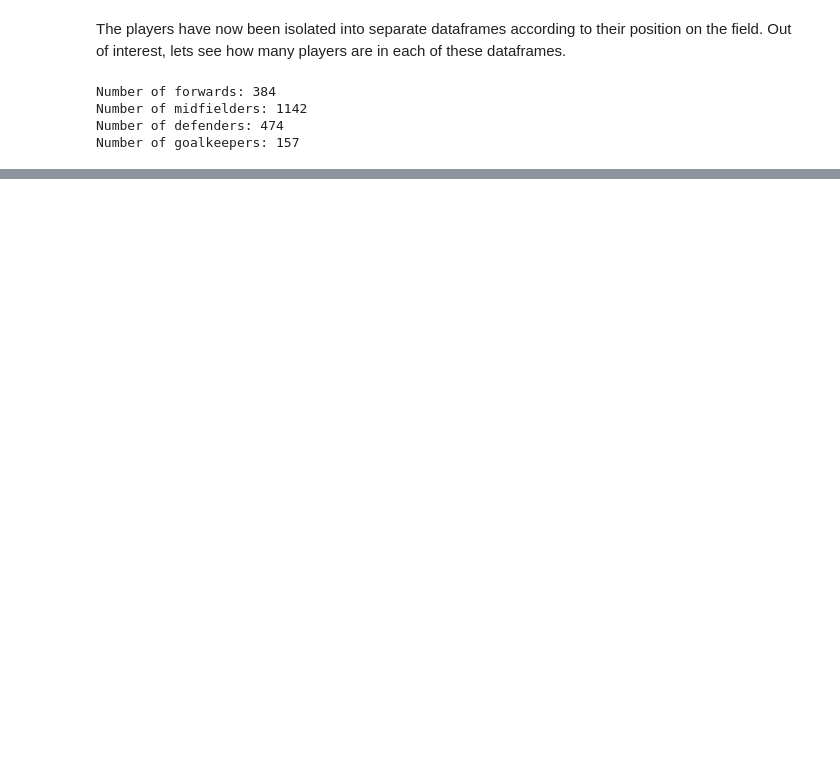
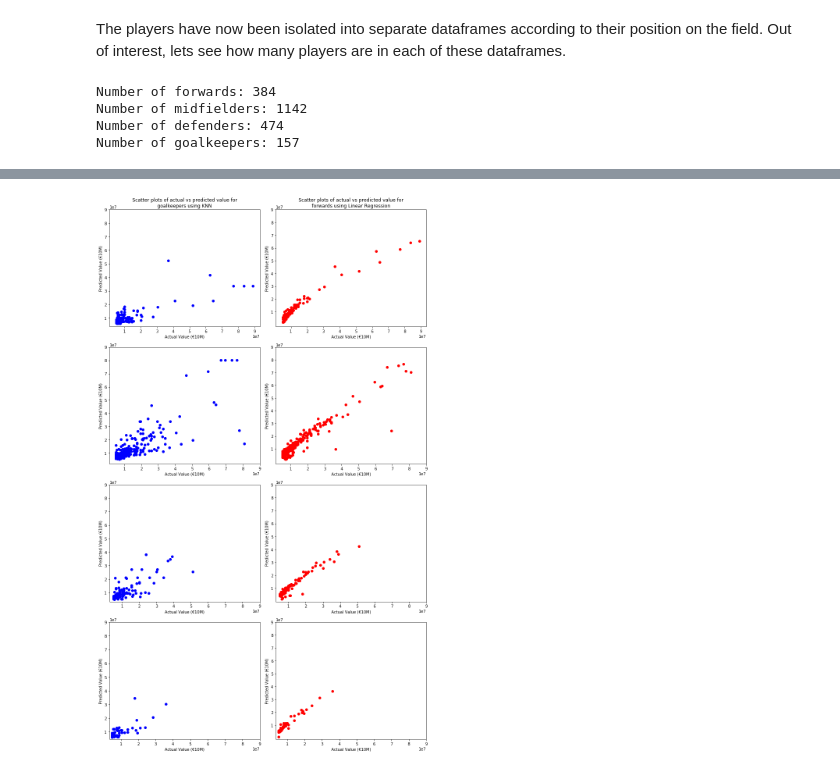
Before and after one commit to NeilMackenzie39/Predicting-FIFA-19-Player-Values-using-KNN, a Jupyter notebook: FIFA 19 - Player Price Predictions.ipynb, the cells around one changed output, grey strips where cells are left out. Cells and saved outputs as stored; diff of their text form; code cells hidden in the pictures; blank space fills up the shorter version.

```diff
--- a/FIFA 19 - Player Price Predictions.ipynb
+++ b/FIFA 19 - Player Price Predictions.ipynb
@@ -847,0 +644,12 @@ With better knowledge about the implementation of KNN, I now intend to build a m
+# %%
+fwd_y = forwards['Value']
+fwd_x = forwards.drop('Value', axis = 1)
+
+mid_y = midfielders['Value']
+mid_x = midfielders.drop('Value', axis = 1)
+
+def_y = defenders['Value']
+def_x = defenders.drop('Value', axis = 1)
+
+gk_y = goalkeepers['Value']
+gk_x = goalkeepers.drop('Value', axis = 1)
@@ -847,0 +659,7 @@ With better knowledge about the implementation of KNN, I now intend to build a m
+# %%
+#Split dataset into train and test_and_validate sets for each position
+
+fwd_x_train, fwd_x_test, fwd_y_train, fwd_y_test = train_test_split(fwd_x, fwd_y, test_size = 0.3, random_state = 1)
+mid_x_train, mid_x_test, mid_y_train, mid_y_test = train_test_split(mid_x, mid_y, test_size = 0.3, random_state = 1)
+def_x_train, def_x_test, def_y_train, def_y_test = train_test_split(def_x, def_y, test_size = 0.3, random_state = 1)
+gk_x_train, gk_x_test, gk_y_train, gk_y_test = train_test_split(gk_x, gk_y, test_size = 0.3, random_state = 1)
@@ -847,0 +840,40 @@ With better knowledge about the implementation of KNN, I now intend to build a m
+# %%
+#Create figure with 2 columns and 4 rows
+#Results of KNN will be plotted in left column and LR results will be plotted in right column
+fig, ax = plt.subplots(4,2,figsize = (12,20))
+
+
+
+import matplotlib.ticker as ticker
+
+
+#Function to plot % Difference column for dataframe sent to function
+def plot(dataframe,category,v,h):
+    #Set colour for first column to blue and second column to red
+    if h == 0:
+        col = 'b'
+    elif h == 1:
+        col = 'r'
+
+    #Add histogram of data sent to function
+    ax[v][h].scatter(dataframe['Actual Value'], dataframe['Predicted Value'], color = col)
+    ax[v][h].set_xlabel('Actual Value (€10M)')
+    ax[v][h].set_ylabel('Predicted Value (€10M)')
+    ax[0][h].set_title('Scatter plots of actual vs predicted value for\n' + category)
+    ax[v][h].set_xticks(np.arange(10000000,100000000,10000000))
+    ax[v][h].set_yticks(np.arange(10000000,100000000,10000000))
+    fig.tight_layout()
+
+#Create plots for KNN results
+plot(fwd_prices_knn,'forwards using KNN',0,0)
+plot(mid_prices_knn,'midfielders using KNN',1,0)
+plot(def_prices_knn,'defenders using KNN',2,0)
+plot(gk_prices_knn,'goalkeepers using KNN',3,0)
+
+#Create plots for Linear Regression results
+plot(fwd_prices_lr,'forwards using Linear Regression',0,1)
+plot(mid_prices_lr,'forwards using Linear Regression',1,1)
+plot(def_prices_lr,'forwards using Linear Regression',2,1)
+plot(gk_prices_lr,'forwards using Linear Regression',3,1)
+# %% [output]
+[figure, added]
```
Also changed, not shown: parts of 44 cells of this notebook.
